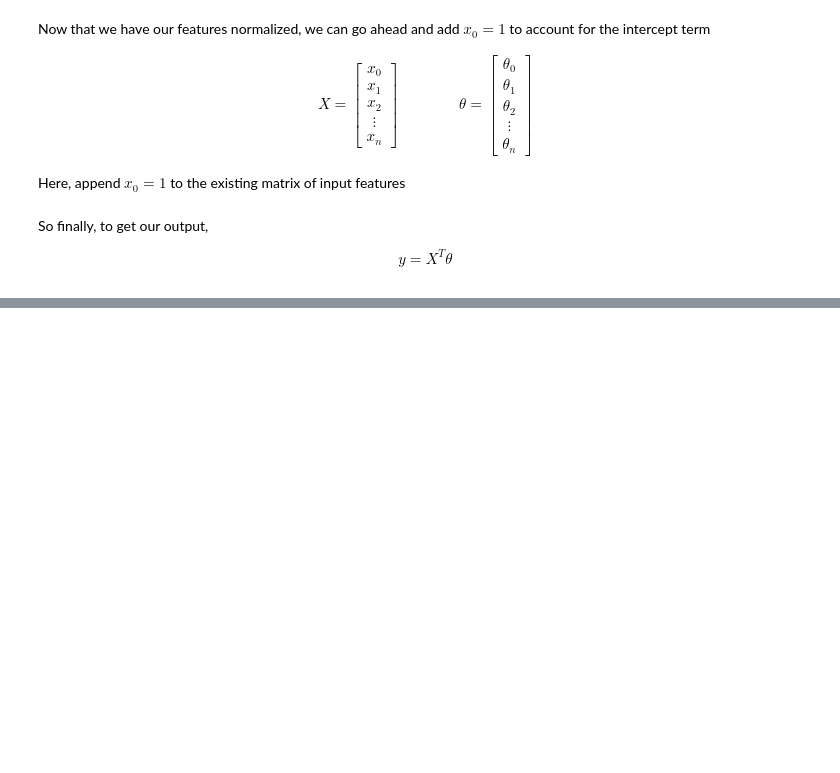
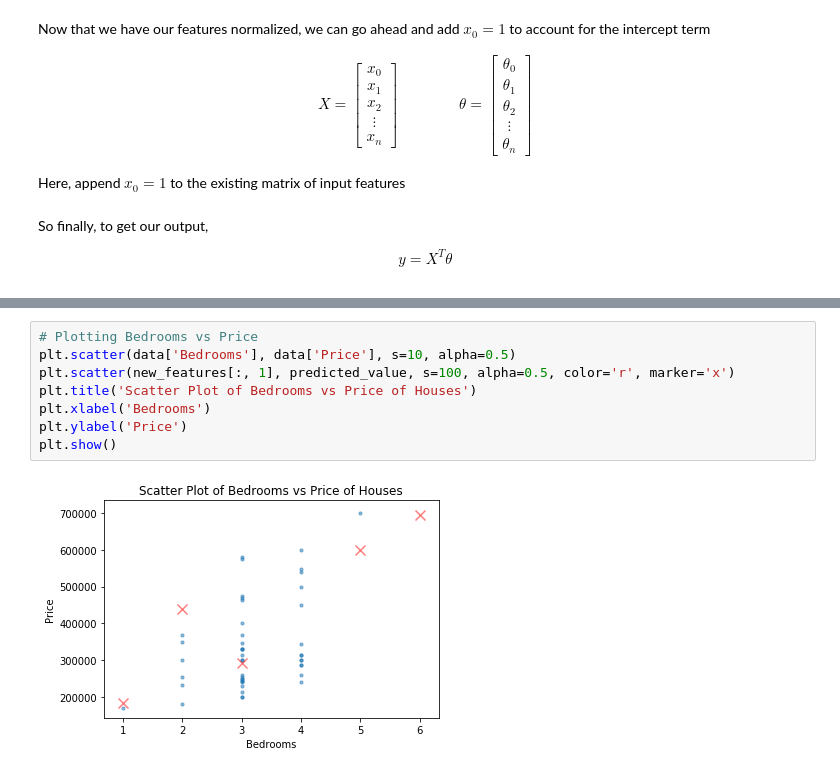
Before and after one commit to bacon-delight/Multivariate-Linear-Regression, a Jupyter notebook: Multivariate Linear Regression.ipynb, the cells around one changed output, grey strips where cells are left out. Cells and saved outputs as stored; diff of their text form; blank space fills up the shorter version.

```diff
--- a/Multivariate Linear Regression.ipynb
+++ b/Multivariate Linear Regression.ipynb
@@ -286,0 +287,10 @@ price = [ ones(1, 1) ( [1650 3] - mu ) ./ sigma ] * theta;
+# %%
+# Plotting Bedrooms vs Price
+plt.scatter(data['Bedrooms'], data['Price'], s=10, alpha=0.5)
+plt.scatter(new_features[:, 1], predicted_value, s=100, alpha=0.5, color='r', marker='x')
+plt.title('Scatter Plot of Bedrooms vs Price of Houses')
+plt.xlabel('Bedrooms')
+plt.ylabel('Price')
+plt.show()
+# %% [output]
+[figure, added]
```
Also changed, not shown: parts of 4 cells of this notebook.
